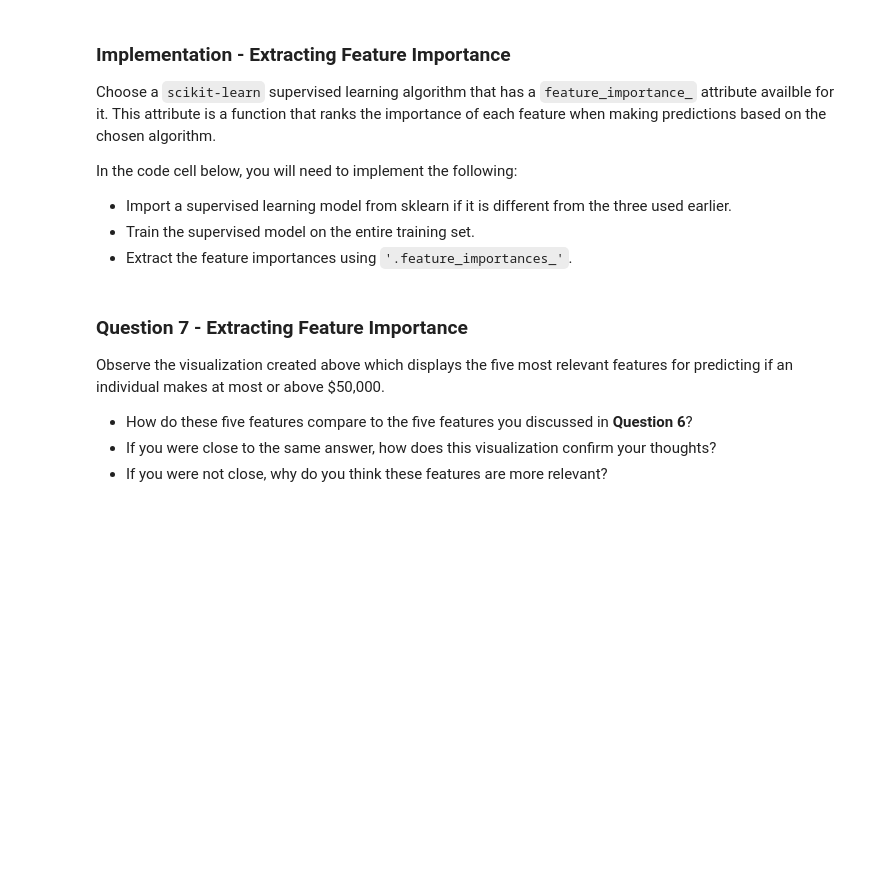
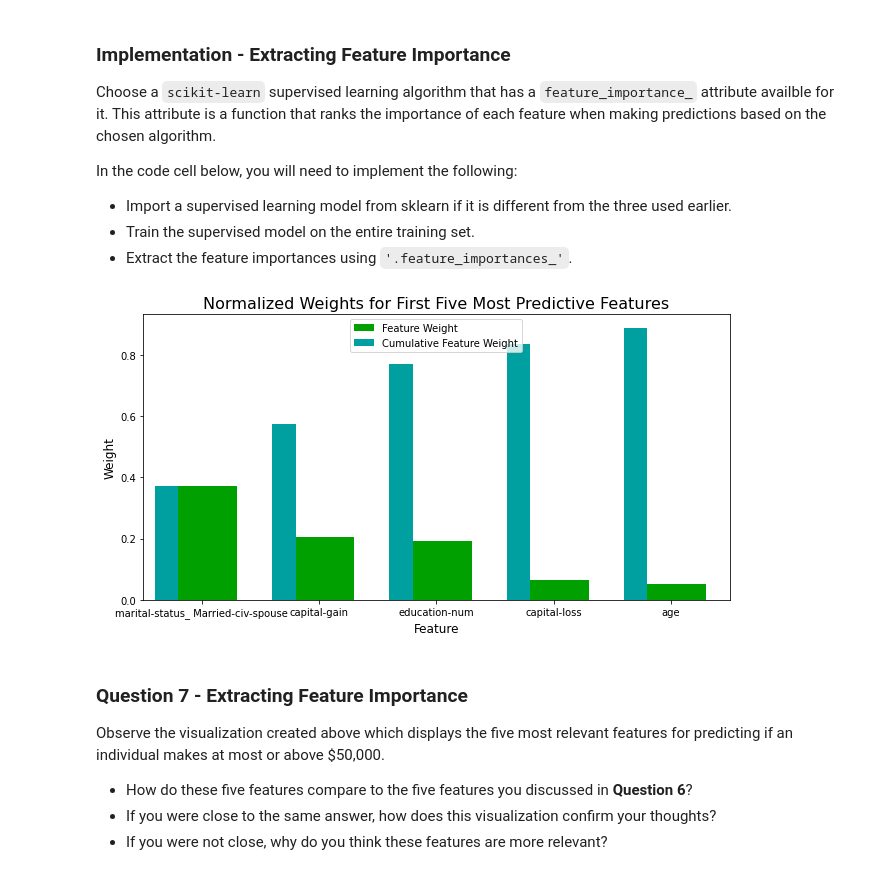
Before and after one commit to udacity/DSND_Term1, a Jupyter notebook: projects/p1_charityml/finding_donors.ipynb, the cells around one changed output. Drawn from its saved outputs; the diff is of its cells as text; code cells hidden in the pictures; blank space fills up the shorter version.

```diff
--- a/projects/p1_charityml/finding_donors.ipynb
+++ b/projects/p1_charityml/finding_donors.ipynb
@@ -492,15 +563,17 @@ In the code cell below, you will need to implement the following:
 # %%
 # TODO: Import a supervised learning model that has 'feature_importances_'
 
 
 # TODO: Train the supervised model on the training set using .fit(X_train, y_train)
-model = None
+model = GradientBoostingClassifier(learning_rate=0.05,n_estimators=200,max_depth=5).fit(X_train,y_train)
 
 # TODO: Extract the feature importances using .feature_importances_
-importances = None
+importances = model.feature_importances_
 
 # Plot
 vs.feature_plot(importances, X_train, y_train)
+# %% [output]
+[figure, added]
 # %% [markdown]
 ### Question 7 - Extracting Feature Importance
 
```
Also changed, not shown: parts of 15 cells of this notebook.
